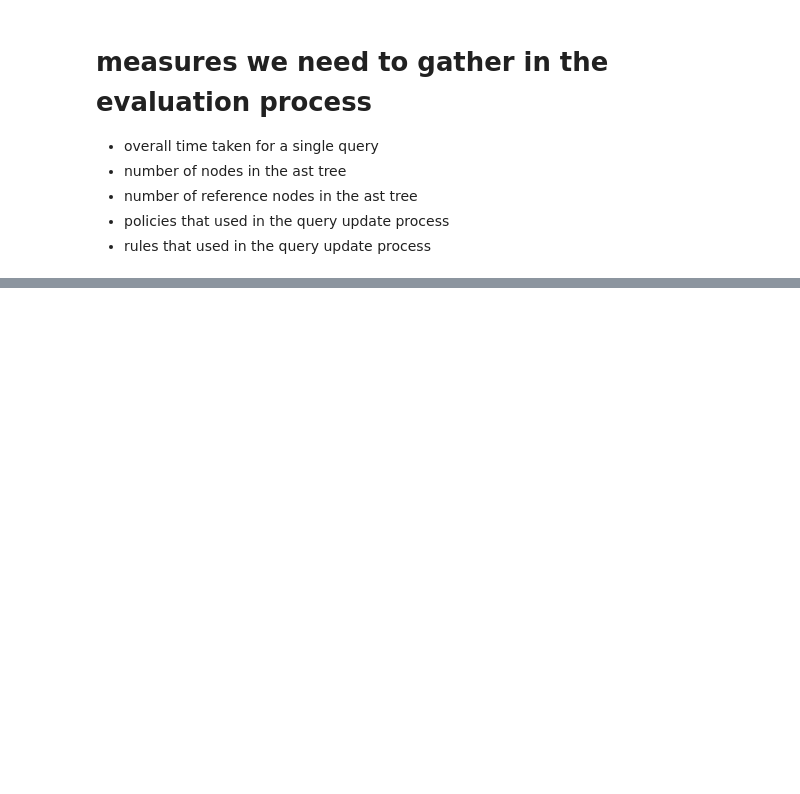
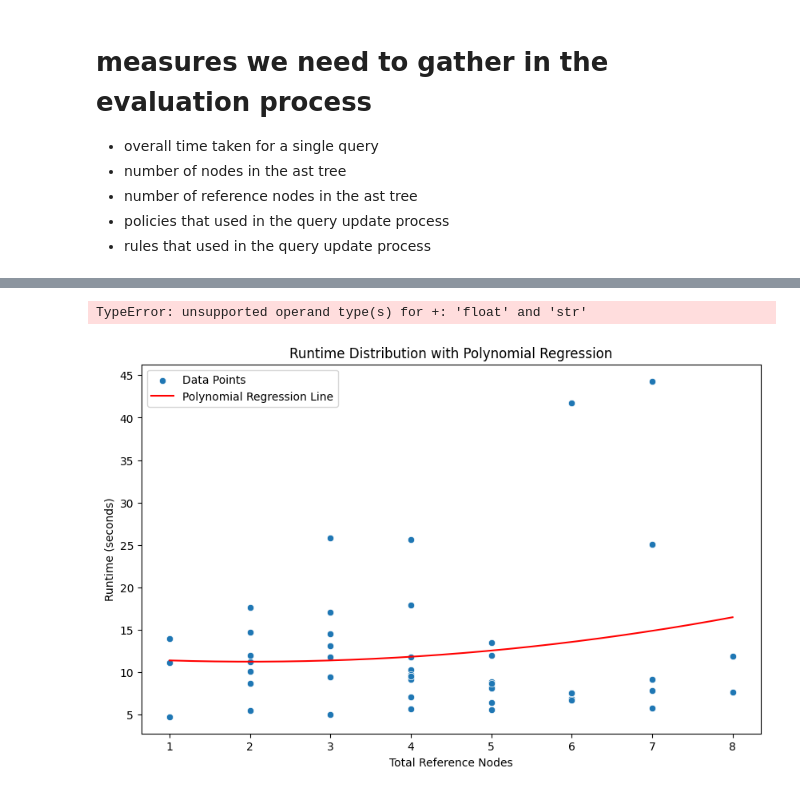
Before and after one commit to nipdep/ARGOS, a Jupyter notebook: experiments/sql_query_evaluator.ipynb, the cells around one changed output, grey strips where cells are left out. Cells and saved outputs as stored; diff of their text form; code cells hidden in the pictures; blank space fills up the shorter version.

Commit message:
[update] complete evaluator

```diff
--- a/experiments/sql_query_evaluator.ipynb
+++ b/experiments/sql_query_evaluator.ipynb
@@ -139,17 +22,0 @@ instantiator.get_statistics()
-# %%
-column_ref_instances = instantiator.get_column_ref_instances()
-table_ref_instances = instantiator.get_table_ref_instances()
-
-# get status
-policy_set = set()
-rule_set = set()
-for inst in column_ref_instances.values():
-    policy_set.add(inst.get('Policy', None))
-    rule_set.add(inst.get('Rule', None))
-for inst in table_ref_instances.values():
-    policy_set.add(inst.get('Policy', None))
-    rule_set.add(inst.get('Rule', None))
-
-# print the status
-print(f"Policy set: {policy_set}")
-print(f"Rule set: {rule_set}")
@@ -167,12 +22,0 @@ SELECT Transaction.operation, Transaction.balance, Transaction.bank, Transaction
-# %%
-rerun_sql_op = SqlglotOperator(output_query)
-rerun_tree_op = ASTTreeOperator(rerun_sql_op)
-instantiator.instantiate_ontology(rerun_tree_op, agent_id)
-# re-run the reasoner and save the ontology
-instantiator.reason_and_save(output_path, save=False)
-
-pruner = ASTPruner(instantiator)
-pruner.prune()
-
-rerun_output_query = rerun_sql_op.to_sql(pretty=False)
-print("Rerun output query:", rerun_output_query)
@@ -321,0 +257,4 @@ True
+# %%
+evaluator = Evaluator(ontology_path="../ontology_file/aputv5e.rdf", agent_id="a0012", output_path="")
+result_df = evaluator.evaluate(test_data_path="../data/sample_data_mini.csv")
+result_df.to_csv("../data/result_mini1.csv", index=False)
@@ -321,0 +500,4 @@ True
+# %%
+result_df = pd.read_csv("../data/result_mini1.csv")
+result_df.fillna('', inplace=True)  # Fill NaN values with empty strings for string operations
+result_df.head()
@@ -321,0 +512,8 @@ True
+# %%
+get_performance_metrics(result_df)
+# %% [output]
+TypeError: unsupported operand type(s) for +: 'float' and 'str'
+# %%
+plot_runtime_distribution(result_df)
+# %% [output]
+[figure, added]
```
Also changed, not shown: parts of 21 cells of this notebook.
